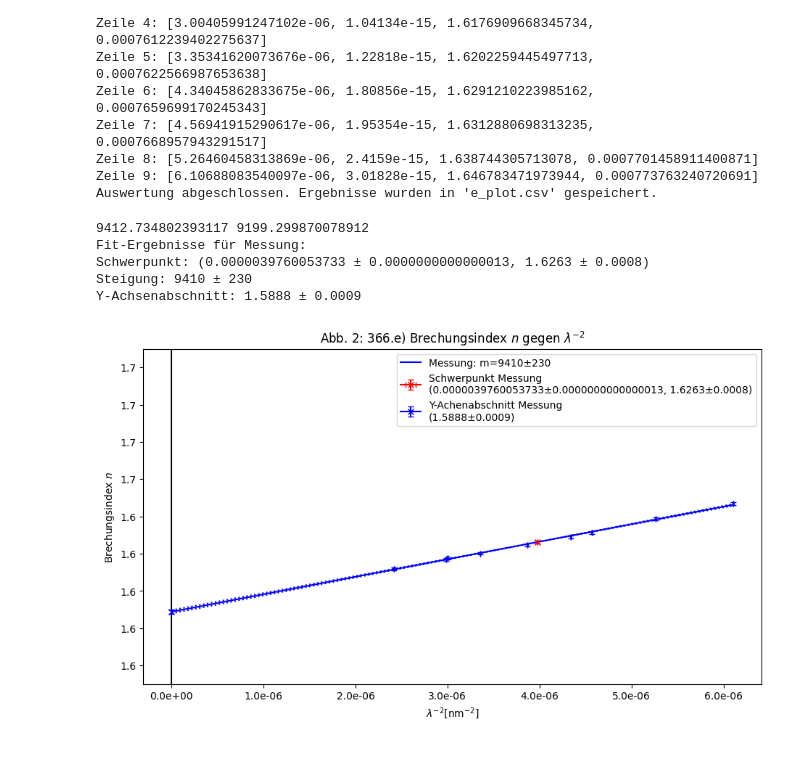
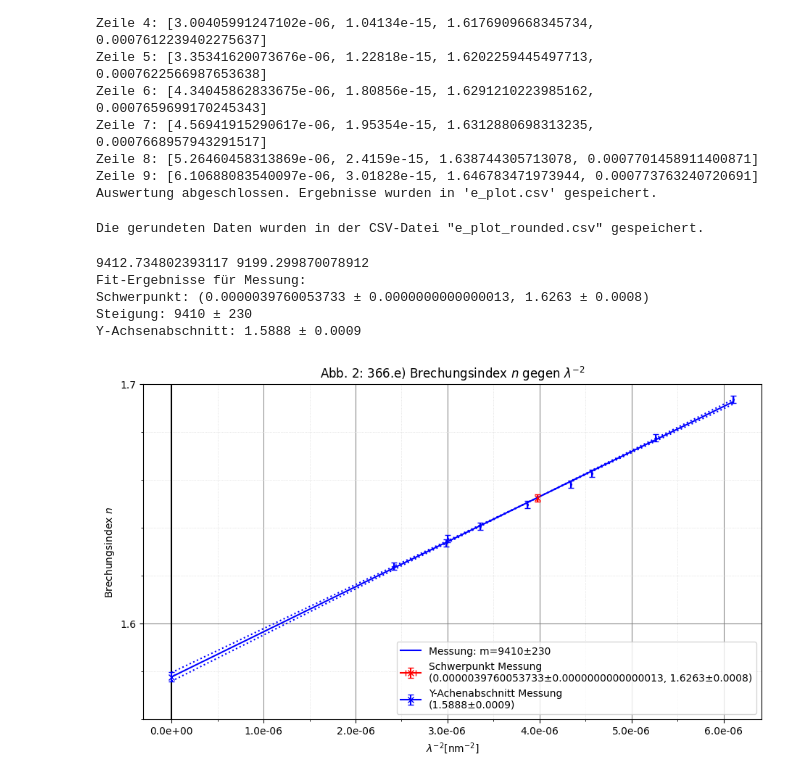
Before and after one commit to Patrixon0/data-analysis-plotting-tool, a Jupyter notebook: P3/Theo_Patrick/366 Theo/366_main.ipynb, the cells around one changed output. Saved outputs shown, nothing was run; the diff lists cells and outputs as text; code cells hidden in the pictures.

```diff
--- a/P3/Theo_Patrick/366 Theo/366_main.ipynb
+++ b/P3/Theo_Patrick/366 Theo/366_main.ipynb
@@ -143,39 +195,44 @@ Zeile 7: [4.56941915290617e-06, 1.95354e-15, 1.6312880698313235, 0.0007668957943
 Zeile 8: [5.26460458313869e-06, 2.4159e-15, 1.638744305713078, 0.0007701458911400871]
 Zeile 9: [6.10688083540097e-06, 3.01828e-15, 1.646783471973944, 0.000773763240720691]
 Auswertung abgeschlossen. Ergebnisse wurden in 'e_plot.csv' gespeichert.
+# %%
+runden_und_speichern('e_plot.csv')
+# %% [output]
+Die gerundeten Daten wurden in der CSV-Datei "e_plot_rounded.csv" gespeichert.
 # %%
 geraden_fit(
     exp_nr='',
     file_n='e_plot.csv',
     title=r'Abb. 2: 366.e) Brechungsindex $n$ gegen $\lambda^{-2}$',
     x_label=r'$\lambda^{-2} [\text{nm}^{-2}]$',
     y_label=r'Brechungsindex $n$',
     save=True,
     length=11,
     height=6,
     x_axis=0,
     y_axis=0,
     # x_min=47,
-    y_min=1.55,
-    # x_major_ticks=50,   # Hauptticks alle 10 Einheiten
-    # x_minor_ticks=10,    # Nebenticks alle 1 Einheit
-    # y_major_ticks=0.2,
-    # y_minor_ticks=0.05,
+    y_min=1.58,
+    y_max=1.65,
+    x_major_ticks=1e-06,   # Hauptticks alle 10 Einheiten
+    x_minor_ticks=0.5e-06,    # Nebenticks alle 1 Einheit
+    y_major_ticks=0.05,
+    y_minor_ticks=0.01,
     legendlocation='best',
     y_labels=['Messung'],  # Provide labels for each dataset
     # y_markers=['o'],       # Optional: specify markers
     y_colors=['blue'], # Optional: specify colors
     x_decimal_places=0,
     y_decimal_places=2,
     plot_errors =  True,
     linear_fit=True,
     plot_y_inter=True,
     size = 1.3
 )
 # %% [output]
 9412.734802393117 9199.299870078912
 Fit-Ergebnisse für Messung:
 Schwerpunkt: (0.0000039760053733 ± 0.0000000000000013, 1.6263 ± 0.0008)
 Steigung: 9410 ± 230
 Y-Achsenabschnitt: 1.5888 ± 0.0009
-[figure, old version]
+[figure, new version]
```
Also changed, not shown: parts of 7 cells of this notebook, 3 other files.
